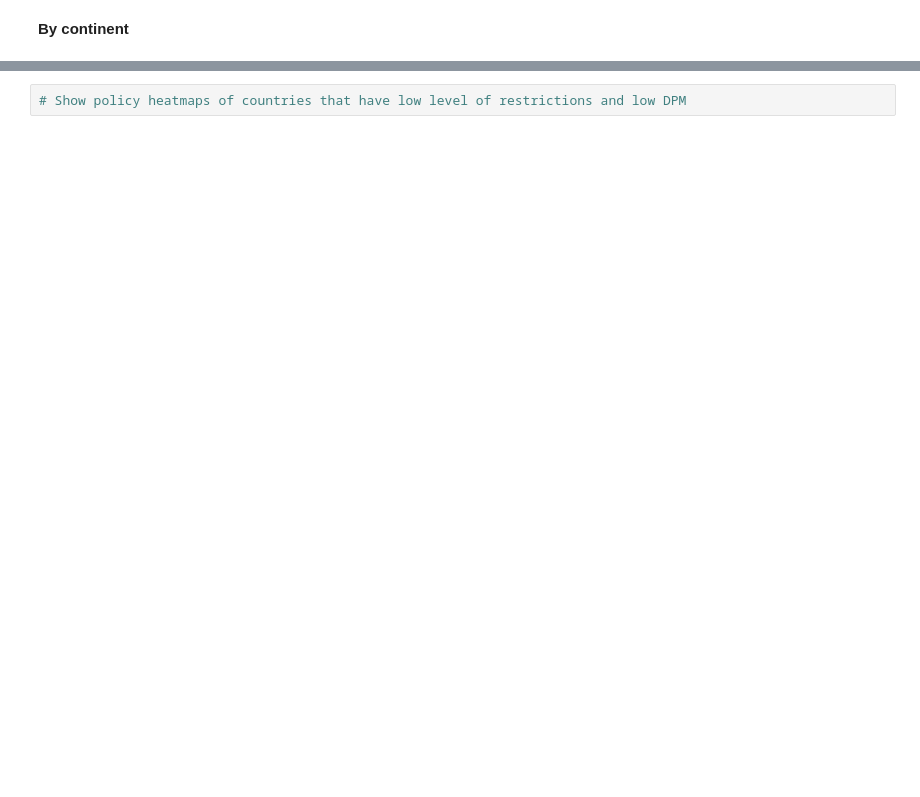
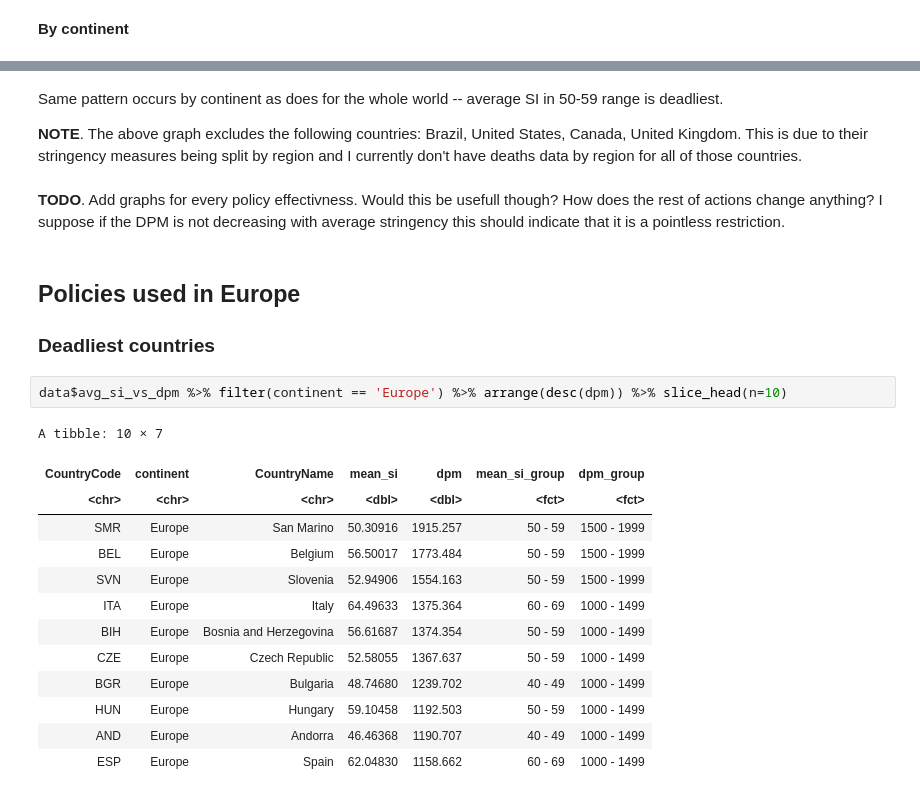
Before and after one commit to marti-1/covid19_lockdown, a Jupyter notebook: Global.ipynb, the cells around one changed output, grey strips where cells are left out. Saved outputs shown, nothing was run; the diff lists cells and outputs as text; blank space fills up the shorter version.

```diff
--- a/Global.ipynb
+++ b/Global.ipynb
@@ -105,2 +149,26 @@ Comments TBA.
-# %%
-# Show policy heatmaps of countries that have low level of restrictions and low DPM
+# %% [markdown]
+Same pattern occurs by continent as does for the whole world -- average SI in 50-59 range is deadliest.
+
+**NOTE**. The above graph excludes the following countries: Brazil, United States, Canada, United Kingdom. This is due to their stringency measures being split by region and I currently don't have deaths data by region for all of those countries.
+# %% [markdown]
+**TODO**. Add graphs for every policy effectivness. Would this be usefull though? How does the rest of actions change anything? I suppose if the DPM is not decreasing with average stringency this should indicate that it is a pointless restriction.
+# %% [markdown]
+## Policies used in Europe
+
+### Deadliest countries
+# %%
+data$avg_si_vs_dpm %>% filter(continent == 'Europe') %>% arrange(desc(dpm)) %>% slice_head(n=10)
+# %% [output]
+A tibble: 10 × 7
+| CountryCode | continent | CountryName | mean_si | dpm | mean_si_group | dpm_group |
+| <chr> | <chr> | <chr> | <dbl> | <dbl> | <fct> | <fct> |
+| SMR | Europe | San Marino | 50.30916 | 1915.257 | 50 - 59 | 1500 - 1999 |
+| BEL | Europe | Belgium | 56.50017 | 1773.484 | 50 - 59 | 1500 - 1999 |
+| SVN | Europe | Slovenia | 52.94906 | 1554.163 | 50 - 59 | 1500 - 1999 |
+| ITA | Europe | Italy | 64.49633 | 1375.364 | 60 - 69 | 1000 - 1499 |
+| BIH | Europe | Bosnia and Herzegovina | 56.61687 | 1374.354 | 50 - 59 | 1000 - 1499 |
+| CZE | Europe | Czech Republic | 52.58055 | 1367.637 | 50 - 59 | 1000 - 1499 |
+| BGR | Europe | Bulgaria | 48.74680 | 1239.702 | 40 - 49 | 1000 - 1499 |
+| HUN | Europe | Hungary | 59.10458 | 1192.503 | 50 - 59 | 1000 - 1499 |
+| AND | Europe | Andorra | 46.46368 | 1190.707 | 40 - 49 | 1000 - 1499 |
+| ESP | Europe | Spain | 62.04830 | 1158.662 | 60 - 69 | 1000 - 1499 |
```
Also changed, not shown: parts of 12 cells of this notebook, 2 other files.
